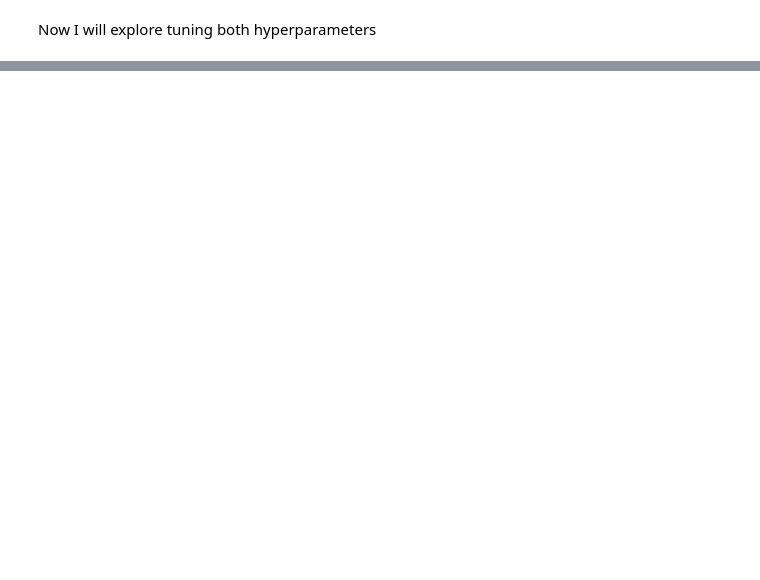
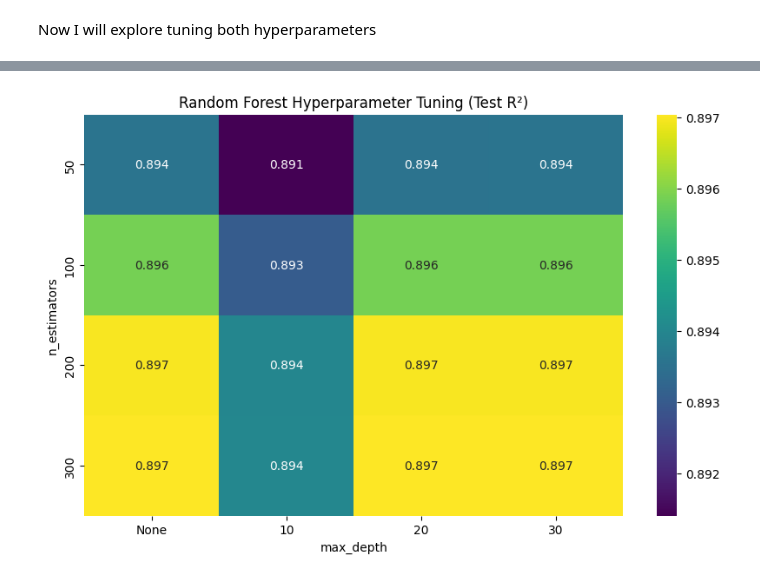
Before and after one commit to gavinmcg1/CT4101-Assignemnt2, a Jupyter notebook: Random_Forest.ipynb, the cells around one changed output, grey strips where cells are left out. Drawn from its saved outputs; the diff is of its cells as text; code cells hidden in the pictures; blank space fills up the shorter version.

```diff
--- a/Random_Forest.ipynb
+++ b/Random_Forest.ipynb
@@ -211,0 +312,23 @@ plt.show()
+# %%
+# R^2 heatmap
+
+r2_matrix = np.zeros((len(param_grid['n_estimators']), len(param_grid['max_depth'])))
+
+for i, n_estimators in enumerate(param_grid['n_estimators']):
+    for j, max_depth in enumerate(param_grid['max_depth']):
+        model = RandomForestRegressor(n_estimators=n_estimators, max_depth=max_depth, random_state=42)
+        # Use same cv strategy as GridSearchCV
+        r2_scores = cross_val_score(model, X, y, cv=kf_consistent, scoring='r2')
+        r2_matrix[i, j] = r2_scores.mean()
+
+# Create labels for max_depth that show "None" instead of None
+depth_labels = [str(d) if d is not None else "None" for d in param_grid['max_depth']]
+
+plt.figure(figsize=(10, 6))
+sns.heatmap(r2_matrix, annot=True, fmt='.3f', xticklabels=depth_labels, yticklabels=param_grid['n_estimators'], cmap='viridis')
+plt.xlabel('max_depth')
+plt.ylabel('n_estimators')
+plt.title('Random Forest Hyperparameter Tuning (Test R²)')
+plt.show()
+# %% [output]
+[figure, added]
```
Also changed, not shown: parts of 8 cells of this notebook.
